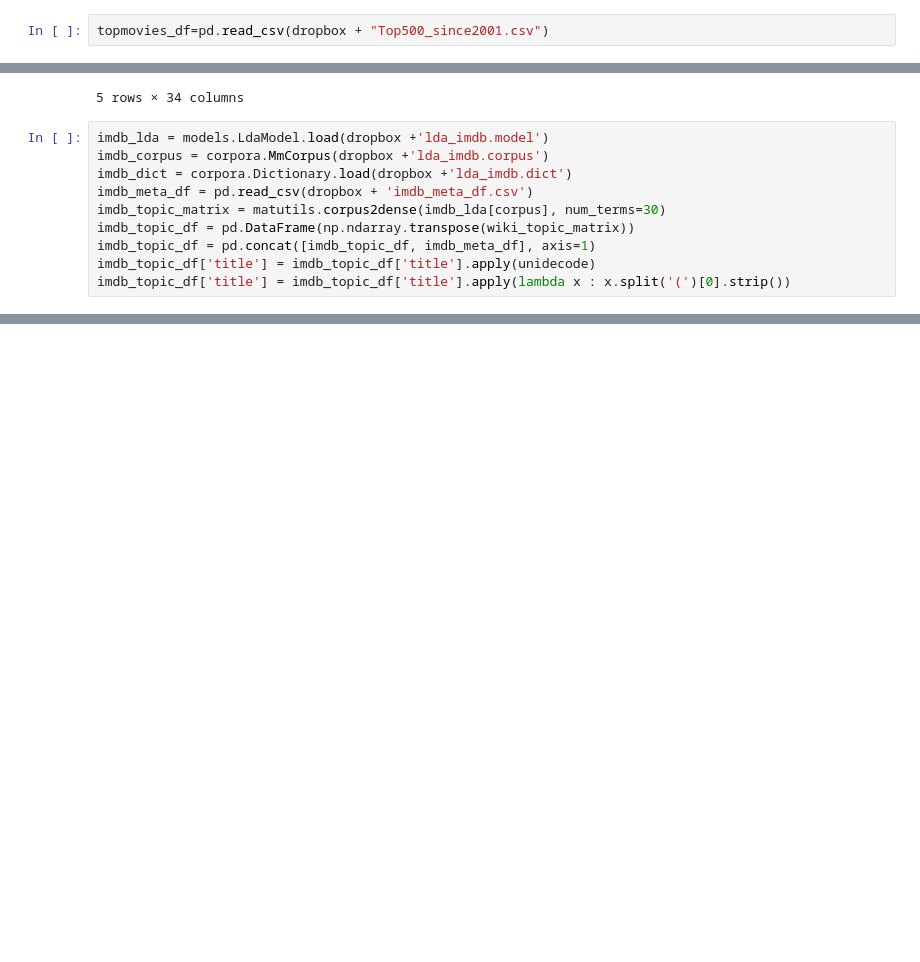
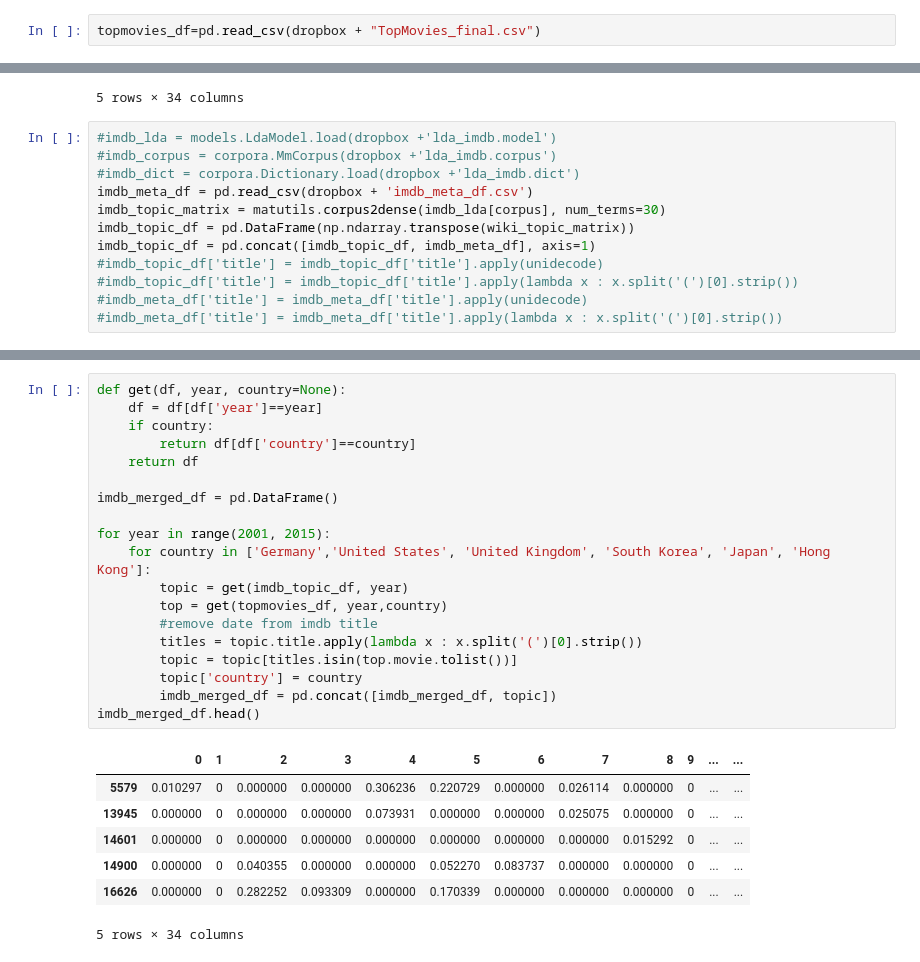
Before and after one commit to soorajmr/moviemeta, a Jupyter notebook: notebooks/topic_distribution.ipynb, the cells around one changed output, grey strips where cells are left out. Drawn from its saved outputs; the diff is of its cells as text; blank space fills up the shorter version.

Commit message:
top movie topic matrix

```diff
--- a/notebooks/topic_distribution.ipynb
+++ b/notebooks/topic_distribution.ipynb
@@ -48,7 +47,7 @@ wiki_topic_df.head()
 | 4 | 0 | 0 | 0 | 0 | 0.000000 | 0.00000 | 0.000000 | 0.929066 | 0 | 0 | ... | ... |
 5 rows × 34 columns
 # %%
-topmovies_df=pd.read_csv(dropbox + "Top500_since2001.csv")
+topmovies_df=pd.read_csv(dropbox + "TopMovies_final.csv")
 # %%
 us_df = topmovies_df[topmovies_df.country=='United States']
 us_df.head()
@@ -74,13 +73,15 @@ us_wiki_df.head()
 | 32 | 0 | 0.000000 | 0.00000 | 0 | 0 | 0 | 0 | 0.000000 | 0.000000 | 0 | ... | ... |
 5 rows × 34 columns
 # %%
-imdb_lda = models.LdaModel.load(dropbox +'lda_imdb.model')
-imdb_corpus = corpora.MmCorpus(dropbox +'lda_imdb.corpus')
-imdb_dict = corpora.Dictionary.load(dropbox +'lda_imdb.dict')
+#imdb_lda = models.LdaModel.load(dropbox +'lda_imdb.model')
+#imdb_corpus = corpora.MmCorpus(dropbox +'lda_imdb.corpus')
+#imdb_dict = corpora.Dictionary.load(dropbox +'lda_imdb.dict')
 imdb_meta_df = pd.read_csv(dropbox + 'imdb_meta_df.csv')
 imdb_topic_matrix = matutils.corpus2dense(imdb_lda[corpus], num_terms=30)
 imdb_topic_df = pd.DataFrame(np.ndarray.transpose(wiki_topic_matrix))
 imdb_topic_df = pd.concat([imdb_topic_df, imdb_meta_df], axis=1)
-imdb_topic_df['title'] = imdb_topic_df['title'].apply(unidecode)
-imdb_topic_df['title'] = imdb_topic_df['title'].apply(lambda x : x.split('(')[0].strip())
+#imdb_topic_df['title'] = imdb_topic_df['title'].apply(unidecode)
+#imdb_topic_df['title'] = imdb_topic_df['title'].apply(lambda x : x.split('(')[0].strip())
+#imdb_meta_df['title'] = imdb_meta_df['title'].apply(unidecode)
+#imdb_meta_df['title'] = imdb_meta_df['title'].apply(lambda x : x.split('(')[0].strip())
 # %%
@@ -90,0 +106,27 @@ us_imdb_df.shape
+# %%
+def get(df, year, country=None):
+    df = df[df['year']==year]
+    if country:
+        return df[df['country']==country]
+    return df
+
+imdb_merged_df = pd.DataFrame()
+
+for year in range(2001, 2015):
+    for country in ['Germany','United States', 'United Kingdom', 'South Korea', 'Japan', 'Hong Kong']:
+        topic = get(imdb_topic_df, year)
+        top = get(topmovies_df, year,country)
+        #remove date from imdb title
+        titles = topic.title.apply(lambda x : x.split('(')[0].strip())
+        topic = topic[titles.isin(top.movie.tolist())]
+        topic['country'] = country
+        imdb_merged_df = pd.concat([imdb_merged_df, topic])
+imdb_merged_df.head()
+# %% [output]
+|  | 0 | 1 | 2 | 3 | 4 | 5 | 6 | 7 | 8 | 9 | ... | ... |
+| 5579 | 0.010297 | 0 | 0.000000 | 0.000000 | 0.306236 | 0.220729 | 0.000000 | 0.026114 | 0.000000 | 0 | ... | ... |
+| 13945 | 0.000000 | 0 | 0.000000 | 0.000000 | 0.073931 | 0.000000 | 0.000000 | 0.025075 | 0.000000 | 0 | ... | ... |
+| 14601 | 0.000000 | 0 | 0.000000 | 0.000000 | 0.000000 | 0.000000 | 0.000000 | 0.000000 | 0.015292 | 0 | ... | ... |
+| 14900 | 0.000000 | 0 | 0.040355 | 0.000000 | 0.000000 | 0.052270 | 0.083737 | 0.000000 | 0.000000 | 0 | ... | ... |
+| 16626 | 0.000000 | 0 | 0.282252 | 0.093309 | 0.000000 | 0.170339 | 0.000000 | 0.000000 | 0.000000 | 0 | ... | ... |
+5 rows × 34 columns
```
Also changed, not shown: parts of 10 cells of this notebook.
